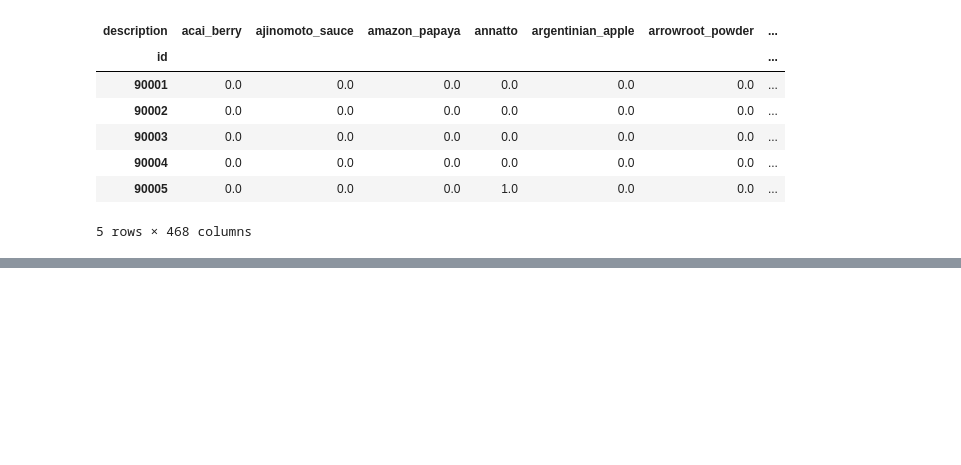
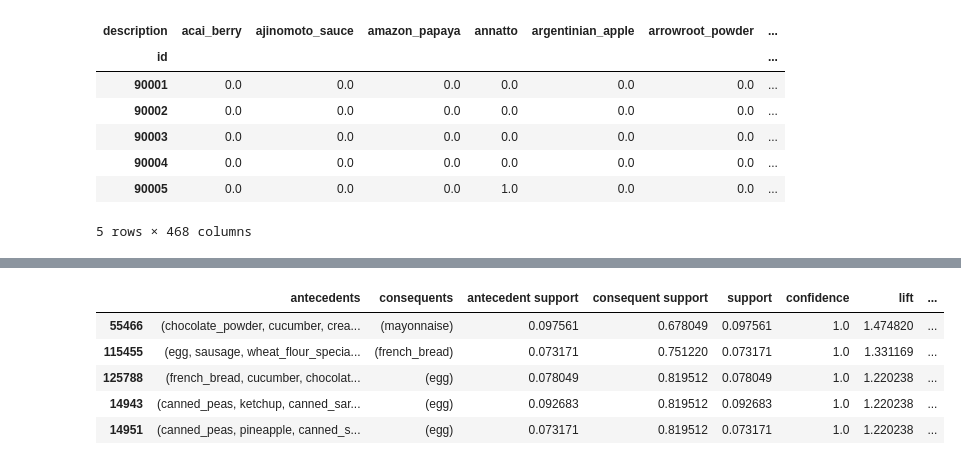
Before and after one commit to alokg1019/DataMining_Team1, a Jupyter notebook: Association_Analysis_CES.ipynb, the cells around one changed output, grey strips where cells are left out. Drawn from its saved outputs; the diff is of its cells as text; code cells hidden in the pictures; blank space fills up the shorter version.

```diff
--- a/Association_Analysis_CES.ipynb
+++ b/Association_Analysis_CES.ipynb
@@ -275,0 +324,20 @@ basket_Recife = basket_encoded
+# %%
+#Building a model for each country
+#Using apriori analysis with min_support = 0.07
+
+#For city Curitiba
+frq_items = apriori(basket_Curitiba, min_support = 0.07, use_colnames = True)
+
+# Collecting the inferred rules in a dataframe
+# use association_rules with metric='confidence' and mininum threshold = 0.7 (70% of confidence or above)
+rules = association_rules(frq_items, metric ="confidence", min_threshold=0.7)
+
+rules = rules.sort_values(by=['confidence'],ascending=False)
+rules.head()
+# %% [output]
+|  | antecedents | consequents | antecedent support | consequent support | support | confidence | lift | ... |
+| 55466 | (chocolate_powder, cucumber, crea... | (mayonnaise) | 0.097561 | 0.678049 | 0.097561 | 1.0 | 1.474820 | ... |
+| 115455 | (egg, sausage, wheat_flour_specia... | (french_bread) | 0.073171 | 0.751220 | 0.073171 | 1.0 | 1.331169 | ... |
+| 125788 | (french_bread, cucumber, chocolat... | (egg) | 0.078049 | 0.819512 | 0.078049 | 1.0 | 1.220238 | ... |
+| 14943 | (canned_peas, ketchup, canned_sar... | (egg) | 0.092683 | 0.819512 | 0.092683 | 1.0 | 1.220238 | ... |
+| 14951 | (canned_peas, pineapple, canned_s... | (egg) | 0.073171 | 0.819512 | 0.073171 | 1.0 | 1.220238 | ... |
```
Also changed, not shown: parts of 8 cells of this notebook.
